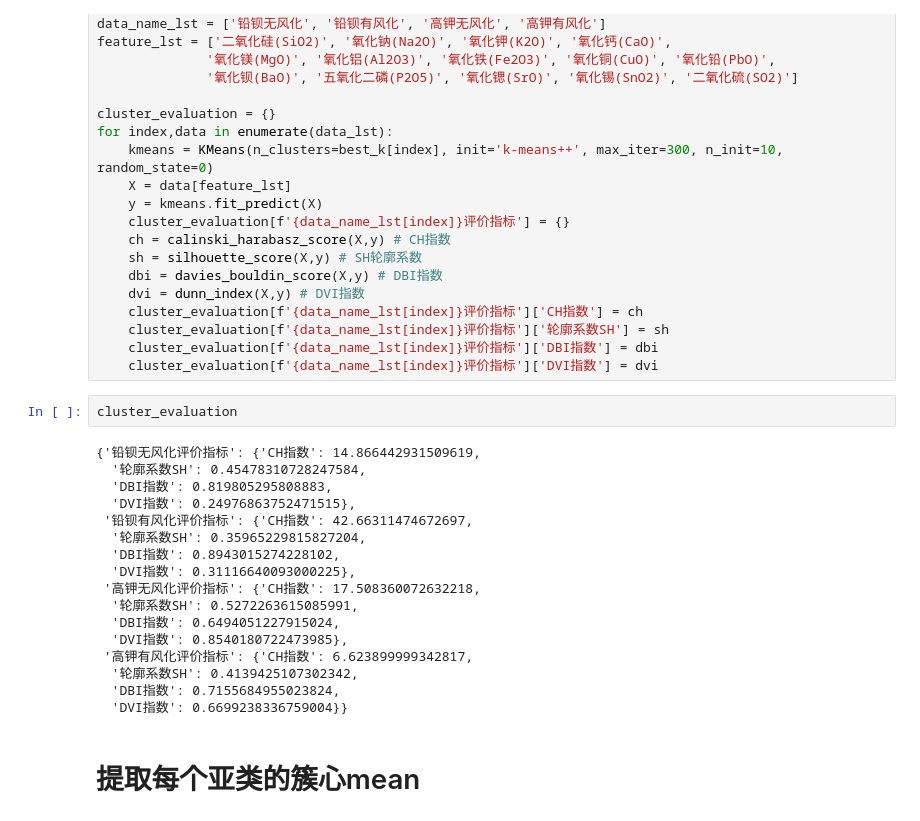
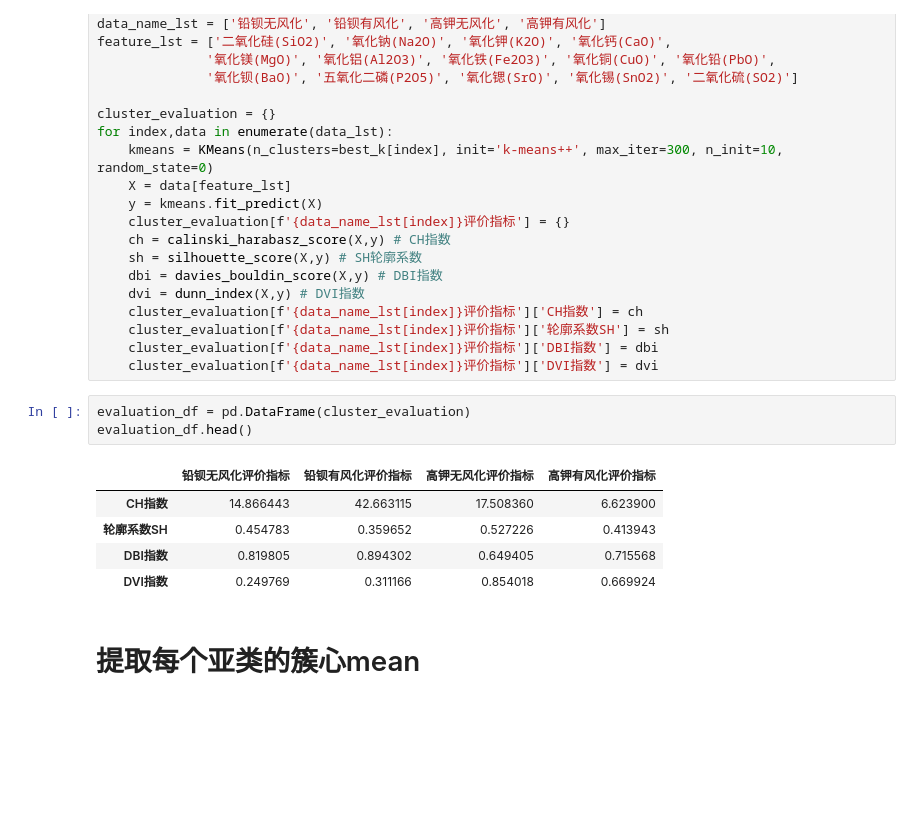
Before and after one commit to 17ayyy/Problem_2022C, a Jupyter notebook: code/Problem2_2.ipynb, the cells around one changed output. Saved outputs shown, nothing was run; the diff lists cells and outputs as text; blank space fills up the shorter version.

```diff
--- a/code/Problem2_2.ipynb
+++ b/code/Problem2_2.ipynb
@@ -177,25 +177,15 @@ for index,data in enumerate(data_lst):
     cluster_evaluation[f'{data_name_lst[index]}评价指标']['轮廓系数SH'] = sh
     cluster_evaluation[f'{data_name_lst[index]}评价指标']['DBI指数'] = dbi
     cluster_evaluation[f'{data_name_lst[index]}评价指标']['DVI指数'] = dvi
-# %%
-cluster_evaluation
-# %% [output]
-{'铅钡无风化评价指标': {'CH指数': 14.866442931509619,
-  '轮廓系数SH': 0.45478310728247584,
-  'DBI指数': 0.819805295808883,
-  'DVI指数': 0.24976863752471515},
- '铅钡有风化评价指标': {'CH指数': 42.66311474672697,
-  '轮廓系数SH': 0.35965229815827204,
-  'DBI指数': 0.8943015274228102,
-  'DVI指数': 0.31116640093000225},
- '高钾无风化评价指标': {'CH指数': 17.508360072632218,
-  '轮廓系数SH': 0.5272263615085991,
-  'DBI指数': 0.6494051227915024,
-  'DVI指数': 0.8540180722473985},
- '高钾有风化评价指标': {'CH指数': 6.623899999342817,
-  '轮廓系数SH': 0.4139425107302342,
-  'DBI指数': 0.7155684955023824,
-  'DVI指数': 0.6699238336759004}}
+# %%
+evaluation_df = pd.DataFrame(cluster_evaluation)
+evaluation_df.head()
+# %% [output]
+|  | 铅钡无风化评价指标 | 铅钡有风化评价指标 | 高钾无风化评价指标 | 高钾有风化评价指标 |
+| CH指数 | 14.866443 | 42.663115 | 17.508360 | 6.623900 |
+| 轮廓系数SH | 0.454783 | 0.359652 | 0.527226 | 0.413943 |
+| DBI指数 | 0.819805 | 0.894302 | 0.649405 | 0.715568 |
+| DVI指数 | 0.249769 | 0.311166 | 0.854018 | 0.669924 |
 # %% [markdown]
 # 提取每个亚类的簇心mean
 # %%
```
